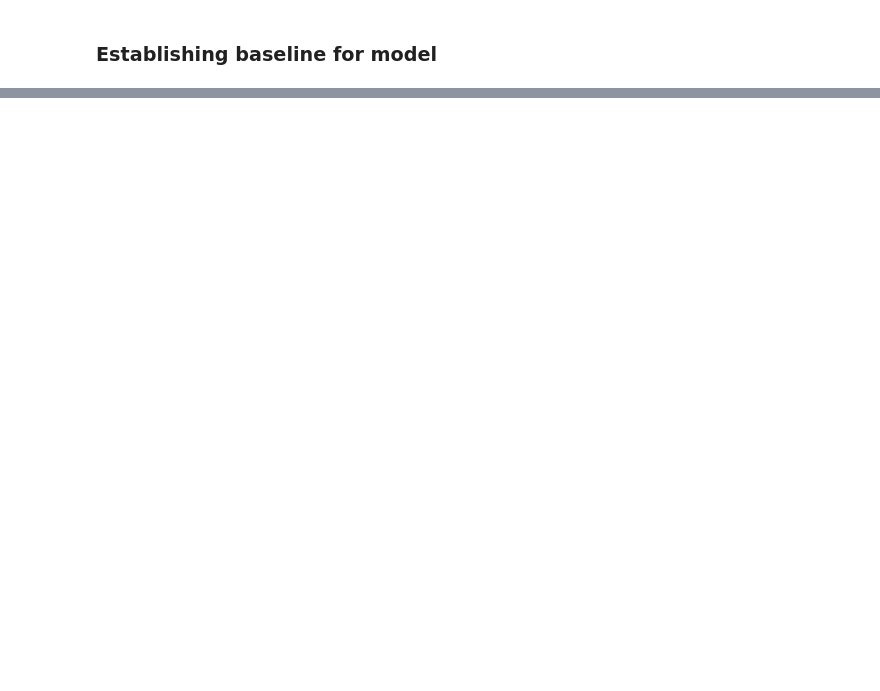
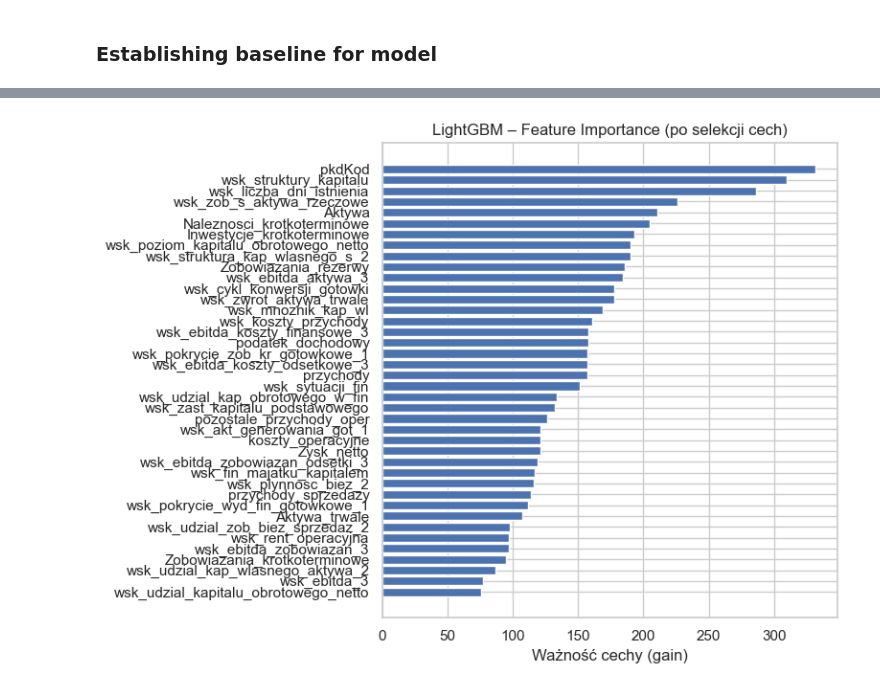
Before and after one commit to Karol315/Interpretability_of_machine_learning_project, a Jupyter notebook: BlackBox.ipynb, the cells around one changed output, grey strips where cells are left out. Cells and saved outputs as stored; diff of their text form; code cells hidden in the pictures; blank space fills up the shorter version.

```diff
--- a/BlackBox.ipynb
+++ b/BlackBox.ipynb
@@ -702,0 +872,29 @@ Log-loss: 0.3124
+# %%
+# ponowne fitowanie modelu na wybranych cechach
+X_train_selected = X_train_t[selected_features].copy()
+X_val_selected = X_val_t[selected_features].copy()
+X_test_selected = X_test_t[selected_features].copy()
+
+# konwersja object → category (jak wcześniej)
+for col in X_train_selected.select_dtypes(include="object").columns:
+    X_train_selected[col] = X_train_selected[col].astype("category")
+
+model.fit(X_train_selected, y_train_t, categorical_feature="auto")
+
+# obliczenie ważności
+importances = model.feature_importances_
+fi_df = pd.DataFrame({
+    'feature': selected_features,
+    'importance': importances
+}).sort_values('importance', ascending=False)
+
+# wykres
+plt.figure(figsize=(8, 6))
+plt.barh(fi_df['feature'], fi_df['importance'])
+plt.gca().invert_yaxis()
+plt.xlabel("Ważność cechy (gain)")
+plt.title("LightGBM – Feature Importance (po selekcji cech)")
+plt.tight_layout()
+plt.show()
+# %% [output]
+[figure, added]
```
Also changed, not shown: parts of 34 cells of this notebook.
